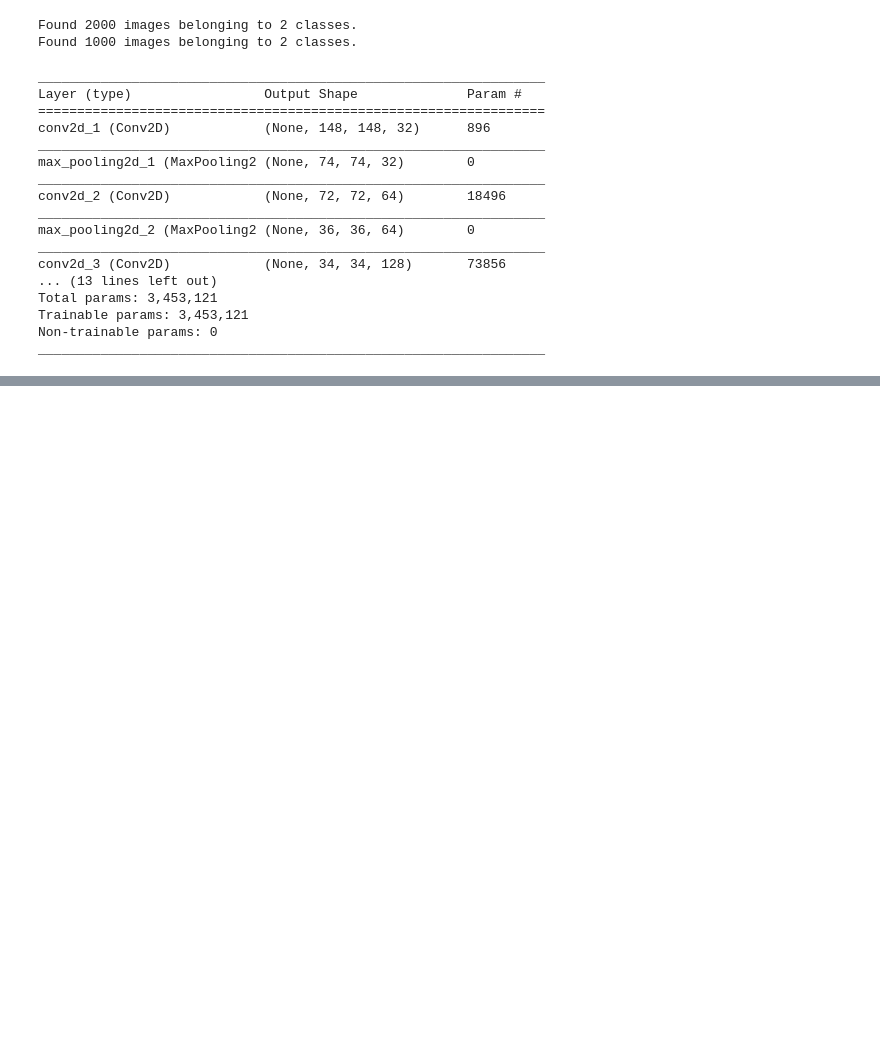
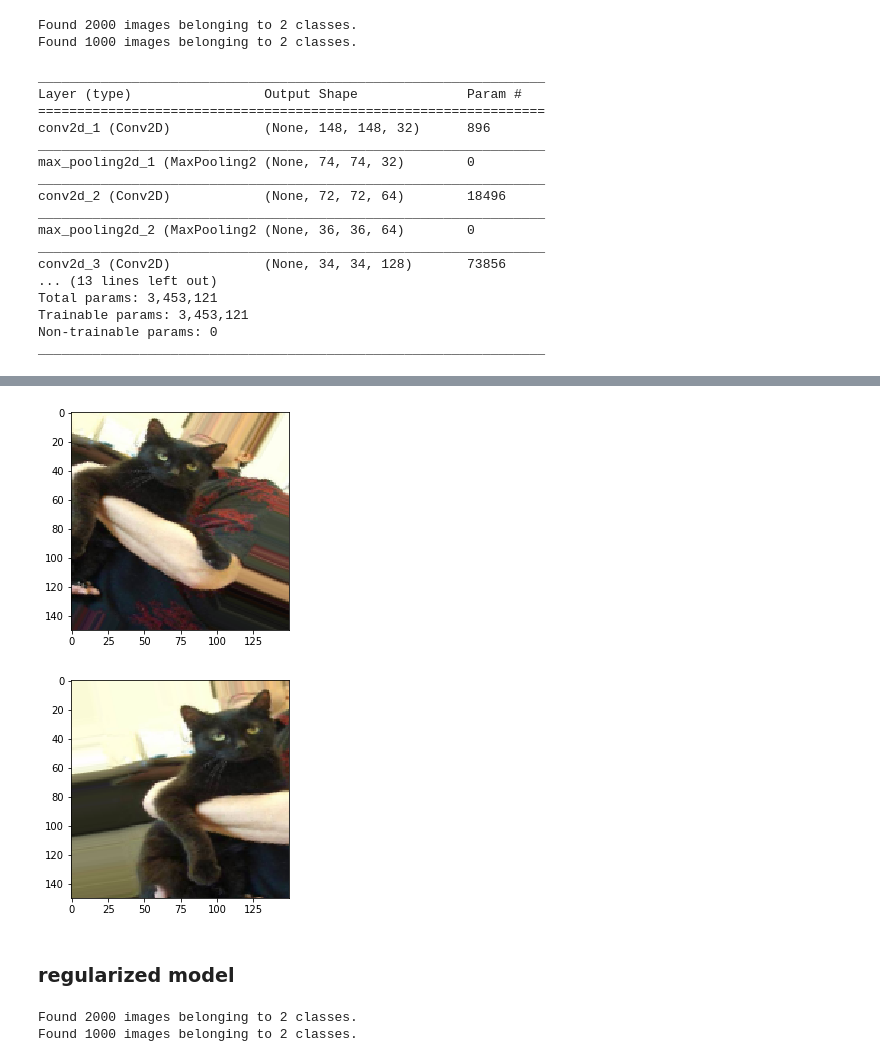
Before and after one commit to BrodaUa/fchollet_book_practice, a Jupyter notebook: chapter_5.ipynb, the cells around one changed output, grey strips where cells are left out. Drawn from its saved outputs; the diff is of its cells as text; code cells hidden in the pictures; blank space fills up the shorter version.

Commit message:
added ch5 straight + regularized convnet

```diff
--- a/chapter_5.ipynb
+++ b/chapter_5.ipynb
@@ -133,0 +189,29 @@ model.fit_generator(train_generator, steps_per_epoch=125, epochs=30, validation_
+# %%
+datagen = ImageDataGenerator(
+    rotation_range=40,
+    width_shift_range=0.3,
+    height_shift_range=0.2,
+    shear_range=0.2,
+    zoom_range=0.2,
+    horizontal_flip=True,
+    fill_mode='nearest')
+
+fnames = [os.path.join('../dogs-vs-cats/train/cat/', f) for f in os.listdir('../dogs-vs-cats/train/cat/')]
+
+img = image.load_img(fnames[42], target_size=(150,150))
+x = image.img_to_array(img).reshape((1,150,150,3))
+
+i = 0
+for batch in datagen.flow(x, batch_size=1):
+    plt.figure(i)
+    imgplt = plt.imshow(image.array_to_img(batch[0]))
+    i+=1
+    if i % 2 == 0:
+        break
+
+plt.show()
+# %% [output]
+[figure, added]
+[figure, added]
+# %% [markdown]
+### regularized model
@@ -133,0 +234,19 @@ model.fit_generator(train_generator, steps_per_epoch=125, epochs=30, validation_
+# %%
+train_datagen = ImageDataGenerator(rescale=1./255,
+                                   horizontal_flip=True,
+                                   width_shift_range=0.2,
+                                   height_shift_range=0.2,
+                                   zoom_range=0.2,
+                                   shear_range=0.2,
+                                   rotation_range=50)
+test_datagen = ImageDataGenerator(rescale=1./255)
+
+train_generator = train_datagen.flow_from_directory('../dogs-vs-cats/train/',
+                                                    target_size=(150,150),class_mode='binary', batch_size=32)
+val_generator = test_datagen.flow_from_directory('../dogs-vs-cats/validation/',
+                                                    target_size=(150,150),class_mode='binary', batch_size=32)
+#test_generator = test_datagen.flow_from_directory('../dogs-vs-cats/test/',
+#                                                    target_size=(150,150),class_mode='binary', batch_size=16)
+# %% [output]
+Found 2000 images belonging to 2 classes.
+Found 1000 images belonging to 2 classes.
```
Also changed, not shown: parts of 19 cells of this notebook, 4 other files.
